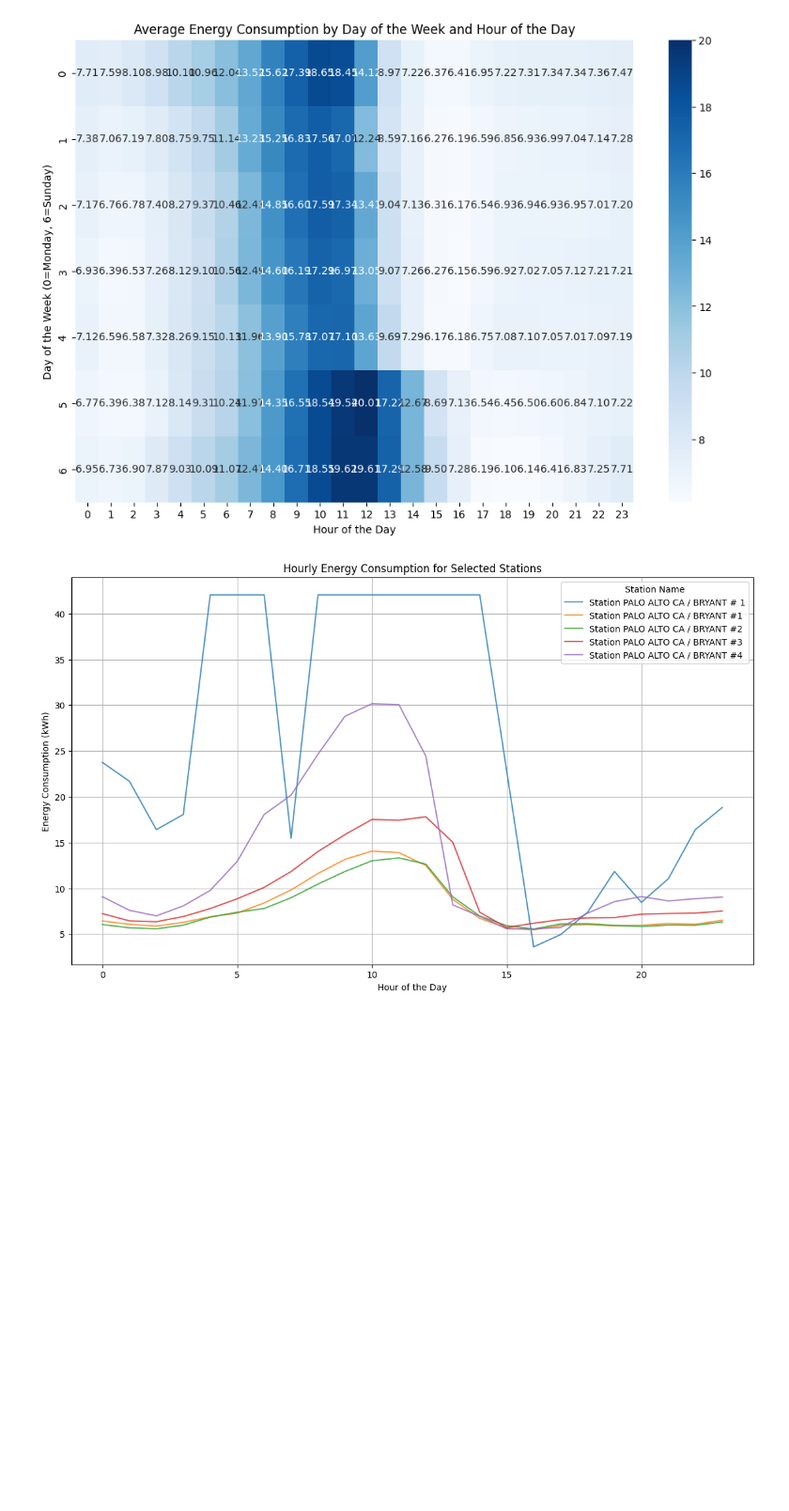
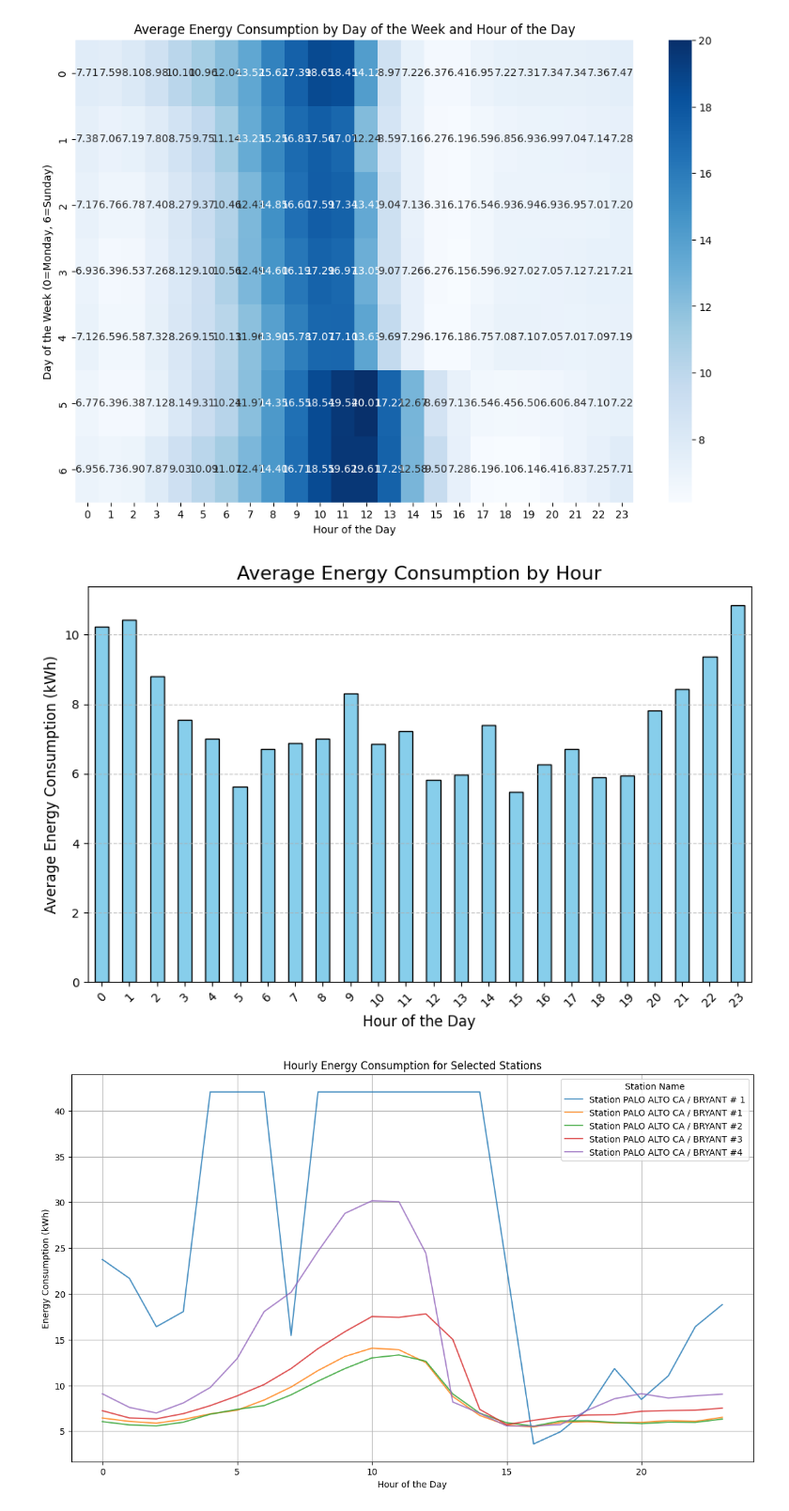
Before and after one commit to DitteGilsfeldt/42577-Introduction-to_Business_Analytics__Project, a Jupyter notebook: new.ipynb, the cells around one changed output. Shown at 94% size. Saved outputs shown, nothing was run; the diff lists cells and outputs as text; code cells hidden in the pictures; blank space fills up the shorter version.

Commit message:
added a plot

```diff
--- a/new.ipynb
+++ b/new.ipynb
@@ -257,6 +257,30 @@ plt.ylabel('Day of the Week (0=Monday, 6=Sunday)')
 plt.show()
 # %% [output]
 [figure]
+# %%
+# Calculate the average energy consumption per hour across all users
+user_hourly = data.pivot_table(index='Station Name', columns='Hour', values='Energy (kWh)', fill_value=0)
+hourly_avg_energy = user_hourly.mean(axis=0)
+
+# Plot the bar chart
+plt.figure(figsize=(10, 6))
+hourly_avg_energy.plot(kind="bar", color="skyblue", edgecolor="black")
+plt.title("Average Energy Consumption by Hour", fontsize=16)
+plt.xlabel("Hour of the Day", fontsize=12)
+plt.ylabel("Average Energy Consumption (kWh)", fontsize=12)
+plt.xticks(rotation=45)
+plt.grid(axis="y", linestyle="--", alpha=0.7)
+plt.show()
+
+plt.figure(figsize=(12, 8))
+pivot_energy = hourly_data.pivot_table(values='Energy (kWh)', index='Day of week', columns='Hour of day', aggfunc='mean')
+sns.heatmap(pivot_energy, cmap='Blues', annot=True, fmt=".2f")
+plt.title('Average Energy Consumption by Day of the Week and Hour of the Day')
+plt.xlabel('Hour of the Day')
+plt.ylabel('Day of the Week (0=Monday, 6=Sunday)')
+plt.show()
+# %% [output]
+[figure, added]
 # %%
 # Plotting energy usage comparison for multiple stations
 station_groups = hourly_data.groupby(['Station Name', 'Hour of day']).agg({'Energy (kWh)': 'mean'}).reset_index()
```
Also changed, not shown: parts of 3 cells of this notebook.
